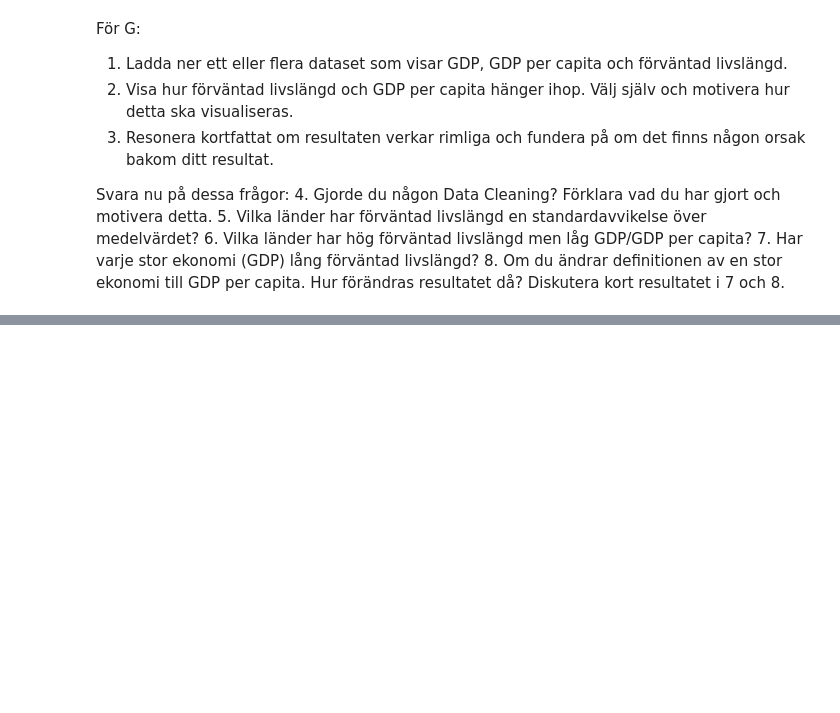
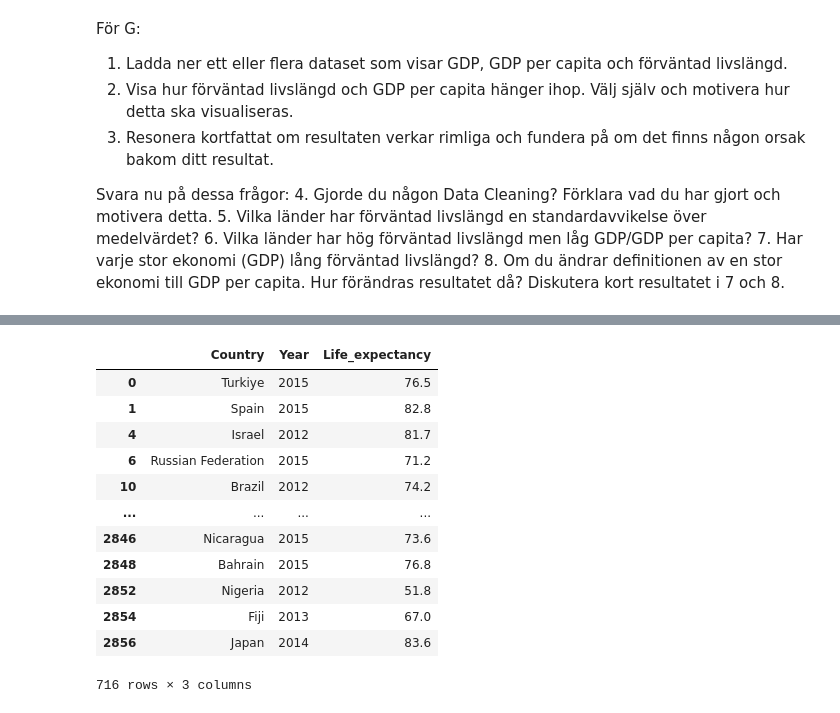
Before and after one commit to microgram17/pandasuppg, a Jupyter notebook: gdp_life_expectancy.ipynb, the cells around one changed output, grey strips where cells are left out. Drawn from its saved outputs; the diff is of its cells as text; code cells hidden in the pictures; blank space fills up the shorter version.

```diff
--- a/gdp_life_expectancy.ipynb
+++ b/gdp_life_expectancy.ipynb
@@ -26,0 +22,29 @@ please provide us feedback at https://github.com/pandas-dev/pandas/issues/54466
+# %%
+df_gdp = gdp_data.drop(gdp_data.loc[:, '1960' : '2011'].columns, axis=1)
+df_gdp = df_gdp.drop(df_gdp.loc[:, '2016' : 'Unnamed: 65'].columns, axis=1)
+df_gdp = df_gdp.dropna(axis=0, thresh=6)
+
+df_capita = gdp_per_capita_data.drop(gdp_per_capita_data.loc[:, '1960' : '2011'].columns, axis=1)
+df_capita = df_capita.drop(df_capita.loc[:, '2016' : 'Unnamed: 65'].columns, axis=1)
+df_capita = df_capita.dropna(axis=0, thresh=6)
+
+df_life = life_expectancy_data.drop(life_expectancy_data[life_expectancy_data.Year < 2012].index)
+df_life = df_life.loc[:, ['Country','Year','Life_expectancy']]
+
+# df1 = df_capita[df_capita.isna().any(axis=1)]
+# df1.head(100)
+df_life
+# %% [output]
+|  | Country | Year | Life_expectancy |
+| 0 | Turkiye | 2015 | 76.5 |
+| 1 | Spain | 2015 | 82.8 |
+| 4 | Israel | 2012 | 81.7 |
+| 6 | Russian Federation | 2015 | 71.2 |
+| 10 | Brazil | 2012 | 74.2 |
+| ... | ... | ... | ... |
+| 2846 | Nicaragua | 2015 | 73.6 |
+| 2848 | Bahrain | 2015 | 76.8 |
+| 2852 | Nigeria | 2012 | 51.8 |
+| 2854 | Fiji | 2013 | 67.0 |
+| 2856 | Japan | 2014 | 83.6 |
+716 rows × 3 columns
```
Also changed, not shown: parts of 2 cells of this notebook.
